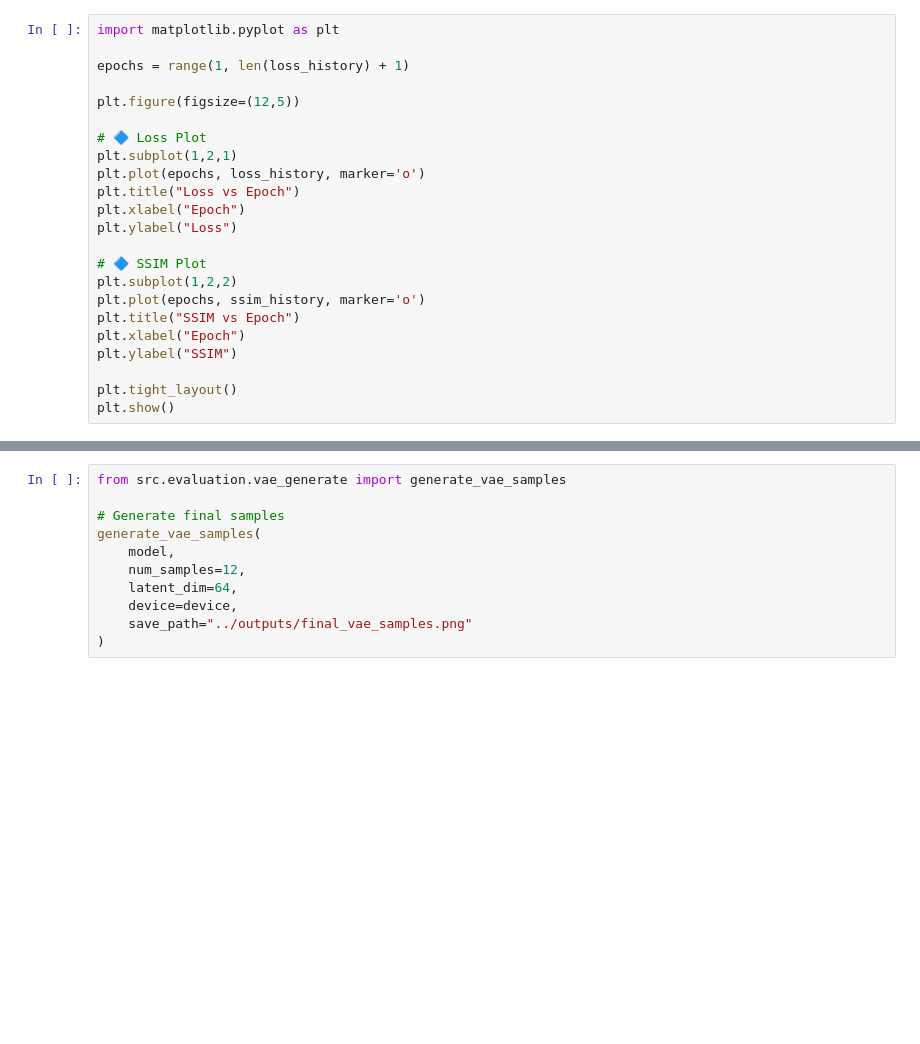
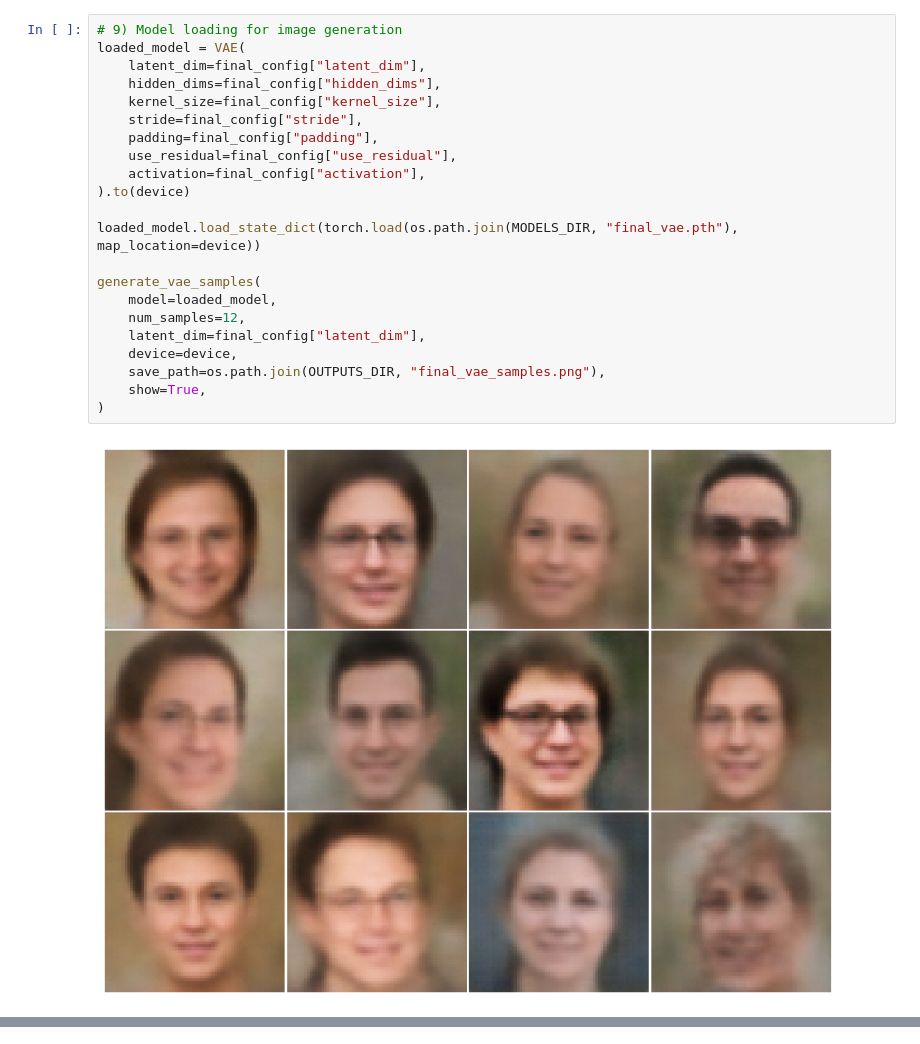
Before and after one commit to Crisp79/GenAI, a Jupyter notebook: notebooks/vae.ipynb, the cells around one changed output, grey strips where cells are left out. Drawn from its saved outputs; the diff is of its cells as text; blank space fills up the shorter version.

```diff
--- a/notebooks/vae.ipynb
+++ b/notebooks/vae.ipynb
@@ -241,23 +355,24 @@ for epoch in range(num_epochs):
 # %%
-import matplotlib.pyplot as plt
+# 9) Model loading for image generation
+loaded_model = VAE(
+    latent_dim=final_config["latent_dim"],
+    hidden_dims=final_config["hidden_dims"],
+    kernel_size=final_config["kernel_size"],
+    stride=final_config["stride"],
+    padding=final_config["padding"],
+    use_residual=final_config["use_residual"],
+    activation=final_config["activation"],
+).to(device)
 
-epochs = range(1, len(loss_history) + 1)
+loaded_model.load_state_dict(torch.load(os.path.join(MODELS_DIR, "final_vae.pth"), map_location=device))
 
-plt.figure(figsize=(12,5))
-
-# 🔷 Loss Plot
-plt.subplot(1,2,1)
-plt.plot(epochs, loss_history, marker='o')
-plt.title("Loss vs Epoch")
-plt.xlabel("Epoch")
-plt.ylabel("Loss")
-
-# 🔷 SSIM Plot
-plt.subplot(1,2,2)
-plt.plot(epochs, ssim_history, marker='o')
-plt.title("SSIM vs Epoch")
-plt.xlabel("Epoch")
-plt.ylabel("SSIM")
-
-plt.tight_layout()
-plt.show()
+generate_vae_samples(
+    model=loaded_model,
+    num_samples=12,
+    latent_dim=final_config["latent_dim"],
+    device=device,
+    save_path=os.path.join(OUTPUTS_DIR, "final_vae_samples.png"),
+    show=True,
+)
+# %% [output]
+[figure, added]
@@ -264,11 +395,0 @@ plt.show()
-# %%
-from src.evaluation.vae_generate import generate_vae_samples
-
-# Generate final samples
-generate_vae_samples(
-    model,
-    num_samples=12,
-    latent_dim=64,
-    device=device,
-    save_path="../outputs/final_vae_samples.png"
-)
```
Also changed, not shown: parts of 17 cells of this notebook, 46 other files.
